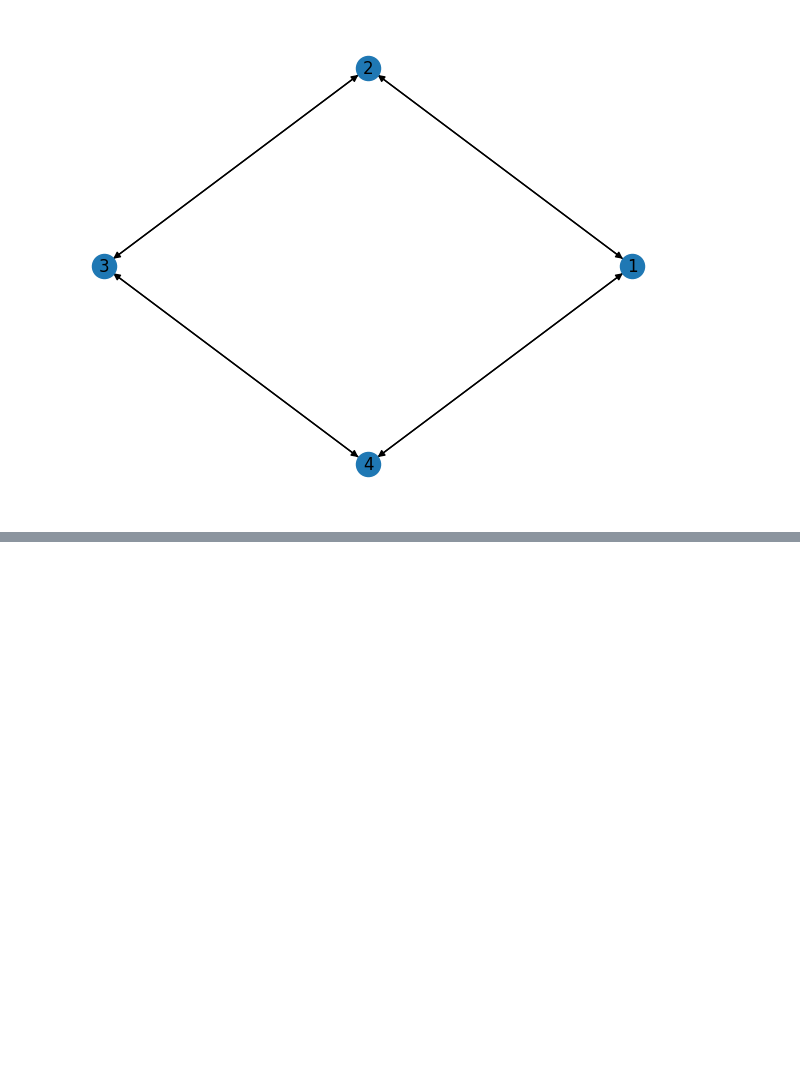
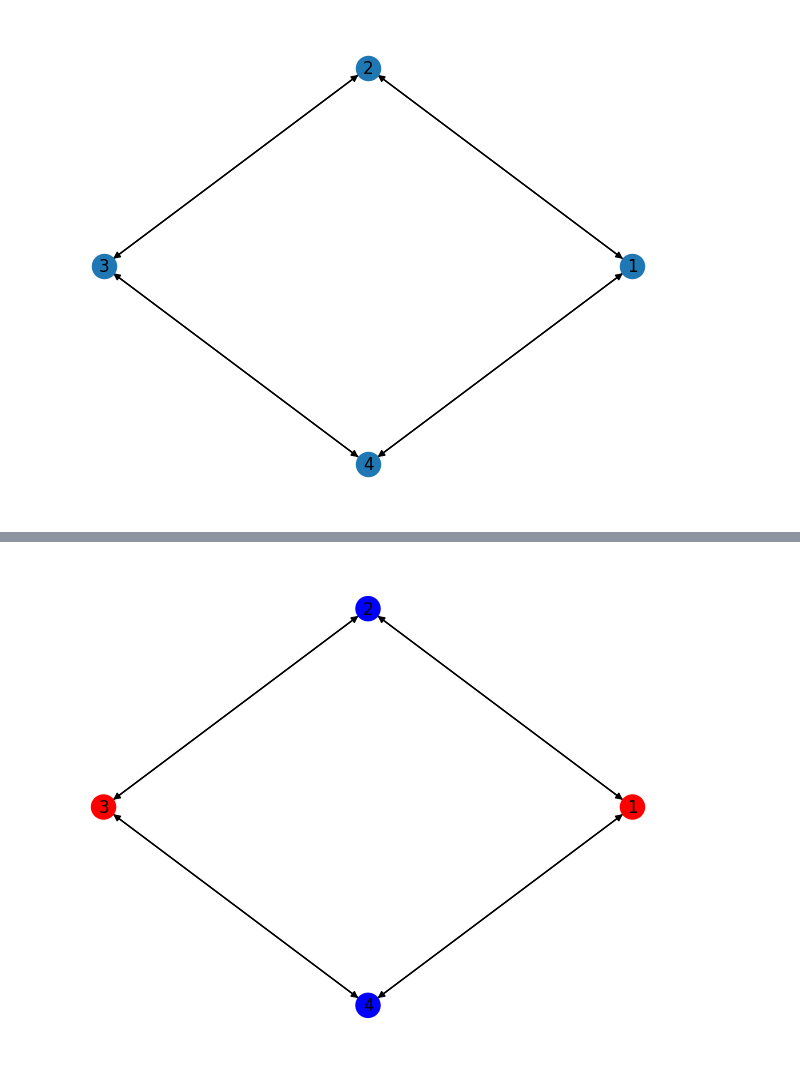
Before and after one commit to MarcTasca/network_dynamics, a Jupyter notebook: labs_mine/lab01.ipynb, the cells around one changed output, grey strips where cells are left out. Saved outputs shown, nothing was run; the diff lists cells and outputs as text; code cells hidden in the pictures; blank space fills up the shorter version.

```diff
--- a/labs_mine/lab01.ipynb
+++ b/labs_mine/lab01.ipynb
@@ -22,0 +150,21 @@ array([[0, 1, 0, 1],
+# %%
+# let's exploit the notion of coloring:
+# a graph is bipartite if and only if it is possible to color it with 2 colors
+# such that no two adjacent nodes have the same color
+
+# let's create a bipartite graph
+G = nx.DiGraph()
+nx.add_cycle(G, np.arange(1,5))
+nx.add_cycle(G, np.arange(4,0,-1))
+
+# let's color it:
+color_map = ['red' if i%2 else 'blue' for i in G.nodes]
+nx.draw_circular(G, with_labels=True, node_color=color_map)
+
+# calculate the adjacency matrix W and P
+W = nx.adjacency_matrix(G).todense()
+degrees = np.sum(W, axis=1)
+D = np.diag(degrees)
+P = np.linalg.inv(D) @ W
+# %% [output]
+[figure, added]
```
Also changed, not shown: parts of 9 cells of this notebook, 1 other file.
